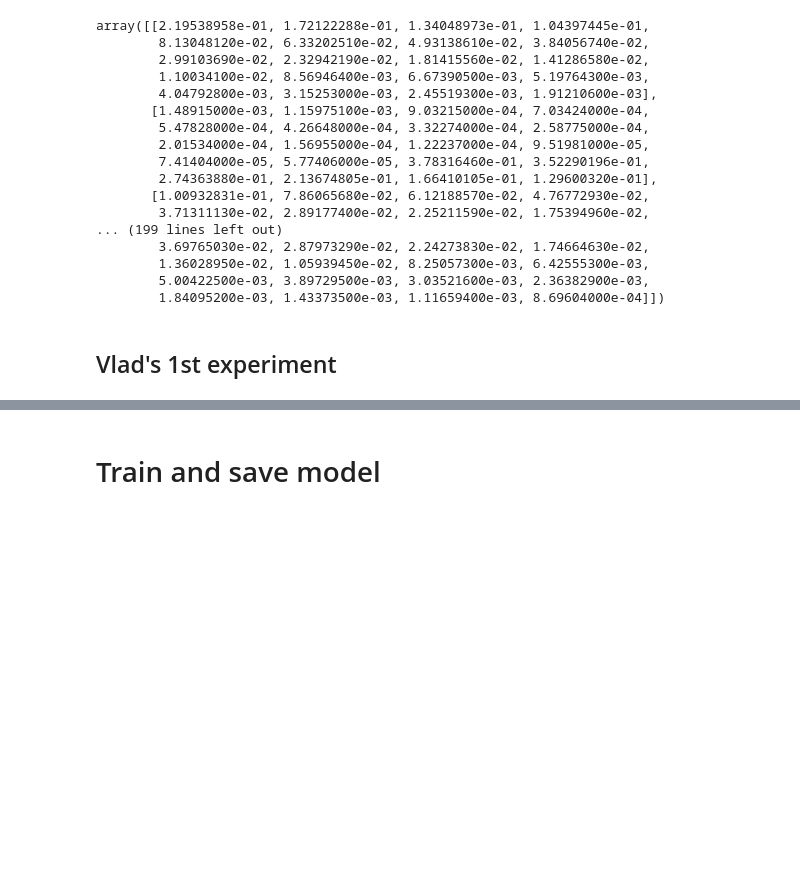
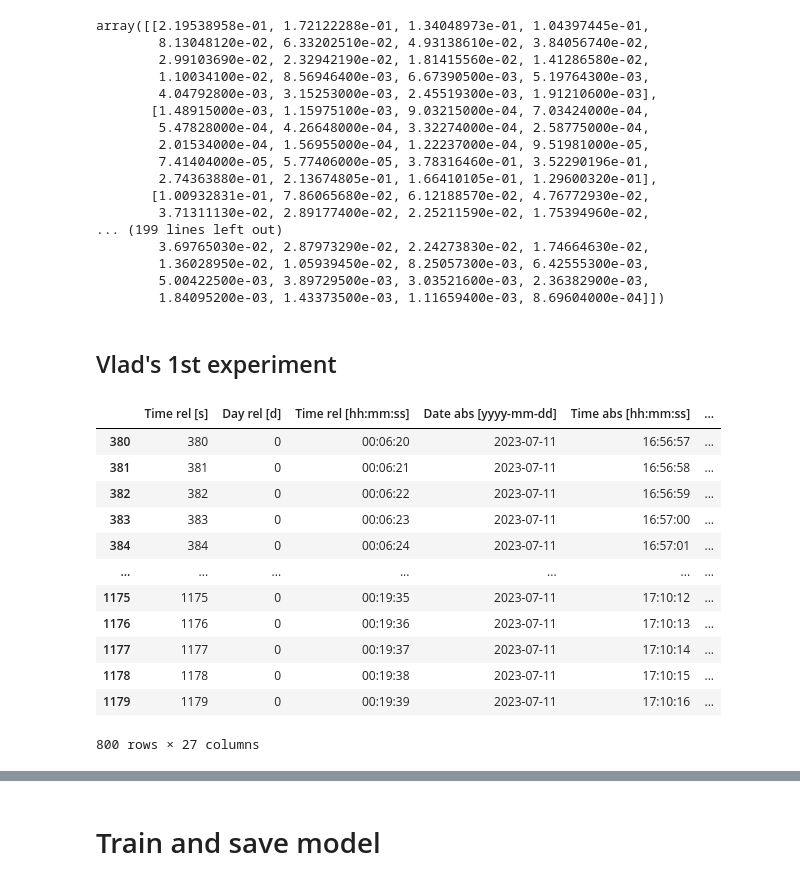
Before and after one commit to lior199707/Robot_Classifiers, a Jupyter notebook: eda_rocket/eda_rocket_model_notebook.ipynb, the cells around one changed output, grey strips where cells are left out. Saved outputs shown, nothing was run; the diff lists cells and outputs as text; code cells hidden in the pictures; blank space fills up the shorter version.

```diff
--- a/eda_rocket/eda_rocket_model_notebook.ipynb
+++ b/eda_rocket/eda_rocket_model_notebook.ipynb
@@ -419,3 +419,22 @@ array([[2.19538958e-01, 1.72122288e-01, 1.34048973e-01, 1.04397445e-01,
         1.84095200e-03, 1.43373500e-03, 1.11659400e-03, 8.69604000e-04]])
 # %% [markdown]
 ## Vlad's 1st experiment
+# %%
+X_train2 = pd.read_csv("train_data/EDA_vlad_1_results.csv")
+# Take segments id 19 to 58
+X_train2 = X_train2[380:1180]
+X_train2
+# %% [output]
+|  | Time rel [s] | Day rel [d] | Time rel [hh:mm:ss] | Date abs [yyyy-mm-dd] | Time abs [hh:mm:ss] | ... |
+| 380 | 380 | 0 | 00:06:20 | 2023-07-11 | 16:56:57 | ... |
+| 381 | 381 | 0 | 00:06:21 | 2023-07-11 | 16:56:58 | ... |
+| 382 | 382 | 0 | 00:06:22 | 2023-07-11 | 16:56:59 | ... |
+| 383 | 383 | 0 | 00:06:23 | 2023-07-11 | 16:57:00 | ... |
+| 384 | 384 | 0 | 00:06:24 | 2023-07-11 | 16:57:01 | ... |
+| ... | ... | ... | ... | ... | ... | ... |
+| 1175 | 1175 | 0 | 00:19:35 | 2023-07-11 | 17:10:12 | ... |
+| 1176 | 1176 | 0 | 00:19:36 | 2023-07-11 | 17:10:13 | ... |
+| 1177 | 1177 | 0 | 00:19:37 | 2023-07-11 | 17:10:14 | ... |
+| 1178 | 1178 | 0 | 00:19:38 | 2023-07-11 | 17:10:15 | ... |
+| 1179 | 1179 | 0 | 00:19:39 | 2023-07-11 | 17:10:16 | ... |
+800 rows × 27 columns
```
Also changed, not shown: parts of 32 cells of this notebook, 1 other file.
